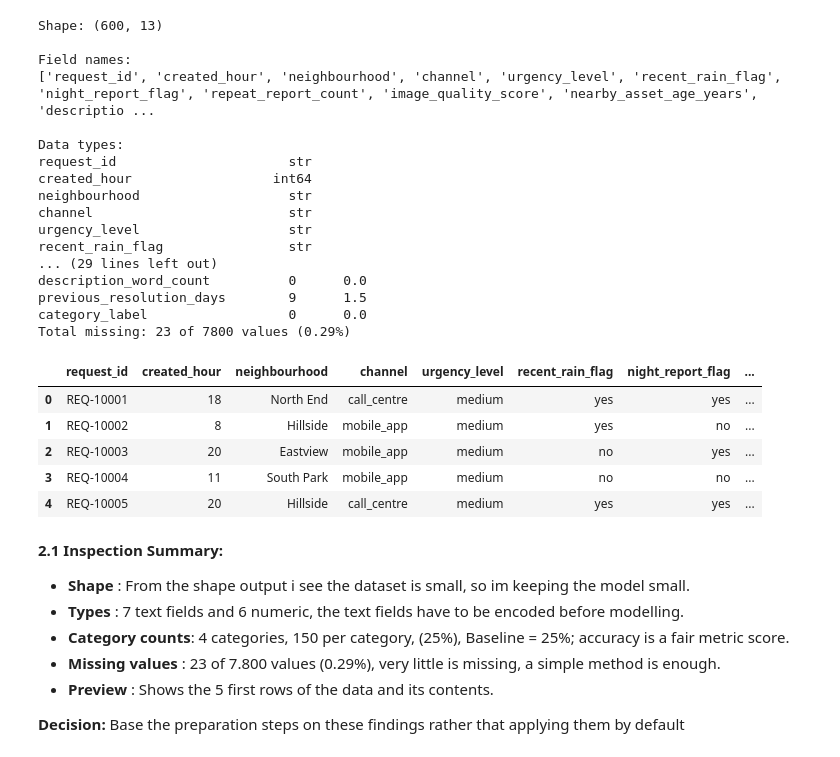
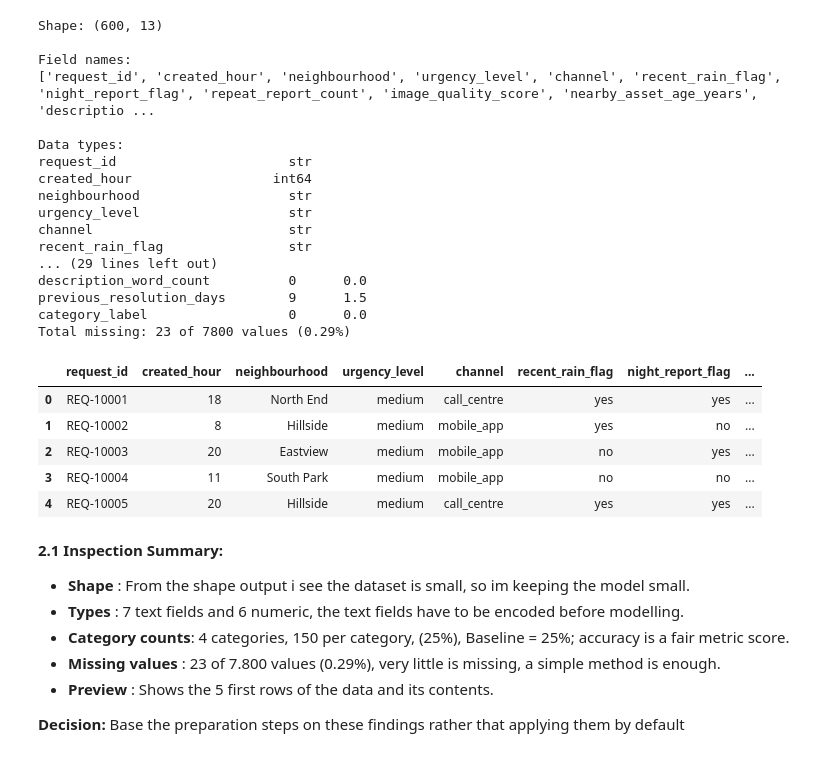
Before and after one commit to limitsctrl/civicroute-AI, a Jupyter notebook: Project/notes/civic_assess_notes.ipynb, the cells around one changed output. Cells and saved outputs as stored; diff of their text form; code cells hidden in the pictures.

Commit message:
Added new model_ready data to folder and updated notes

```diff
--- a/Project/notes/civic_assess_notes.ipynb
+++ b/Project/notes/civic_assess_notes.ipynb
@@ -12,6 +12,11 @@ np.random.seed(RANDOM_SEED)
 # ├── civicroute_assessment.ipynb
 # └── data/
 #     └── civic_requests_prepared.csv
+import os
+for folder in [Path("."), Path("Project"), Path("..")]:
+    if (folder / "data" / "civic_requests_prepared.csv").exists():
+        os.chdir(folder)
+        break
 
 DATA_PATH = Path("data/civic_requests_prepared.csv")
 
@@ -27,41 +32,41 @@ print("\nField names:")
 print(list(df.columns))                            # all columns names
 
 print("\nData types:")
 print(df.dtypes)                            # number or text per column
 
 print("\nCategory counts (%):")
 counts = df["category_label"].value_counts() # requests per category
 print(pd.DataFrame({"count": counts, "percent": (counts / len(df) * 100).round(1)}))
 
 print("\nMissing-value summary (%):")
 missing = df.isna().sum()                      # missing values per column
 print(pd.DataFrame({"missing": missing, "percent": (missing / len(df) * 100).round(1)}))
 print(f"Total missing: {missing.sum()} of {df.size} values ({missing.sum() / df.size * 100:.2f}%)")
 df.head()                                   # small preview (first 5 rows)
 # %% [output]
 Shape: (600, 13)
 
 Field names:
-['request_id', 'created_hour', 'neighbourhood', 'channel', 'urgency_level', 'recent_rain_flag', 'night_report_flag', 'repeat_report_count', 'image_quality_score', 'nearby_asset_age_years', 'descriptio ...
+['request_id', 'created_hour', 'neighbourhood', 'urgency_level', 'channel', 'recent_rain_flag', 'night_report_flag', 'repeat_report_count', 'image_quality_score', 'nearby_asset_age_years', 'descriptio ...
 
 Data types:
 request_id                      str
 created_hour                  int64
 neighbourhood                   str
+urgency_level                   str
 channel                         str
-urgency_level                   str
 recent_rain_flag                str
 ... (29 lines left out)
 description_word_count          0      0.0
 previous_resolution_days        9      1.5
 category_label                  0      0.0
 Total missing: 23 of 7800 values (0.29%)
-|  | request_id | created_hour | neighbourhood | channel | urgency_level | recent_rain_flag | night_report_flag | ... |
-| 0 | REQ-10001 | 18 | North End | call_centre | medium | yes | yes | ... |
-| 1 | REQ-10002 | 8 | Hillside | mobile_app | medium | yes | no | ... |
-| 2 | REQ-10003 | 20 | Eastview | mobile_app | medium | no | yes | ... |
-| 3 | REQ-10004 | 11 | South Park | mobile_app | medium | no | no | ... |
-| 4 | REQ-10005 | 20 | Hillside | call_centre | medium | yes | yes | ... |
+|  | request_id | created_hour | neighbourhood | urgency_level | channel | recent_rain_flag | night_report_flag | ... |
+| 0 | REQ-10001 | 18 | North End | medium | call_centre | yes | yes | ... |
+| 1 | REQ-10002 | 8 | Hillside | medium | mobile_app | yes | no | ... |
+| 2 | REQ-10003 | 20 | Eastview | medium | mobile_app | no | yes | ... |
+| 3 | REQ-10004 | 11 | South Park | medium | mobile_app | no | no | ... |
+| 4 | REQ-10005 | 20 | Hillside | medium | call_centre | yes | yes | ... |
 # %% [markdown]
  **2.1** **Inspection Summary:**
 - **Shape**          : From the shape output i see the dataset is small, so im keeping the model small.
```
Also changed, not shown: parts of 3 cells of this notebook, 1 other file.
